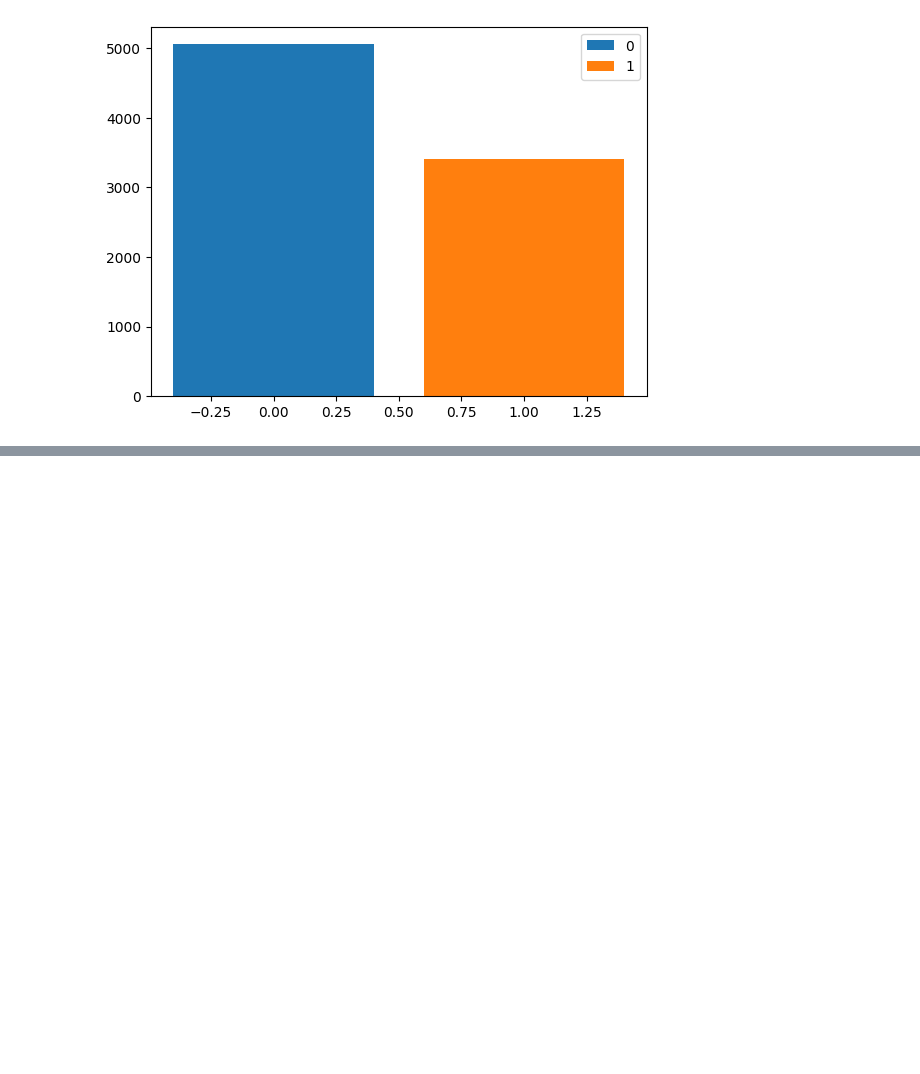
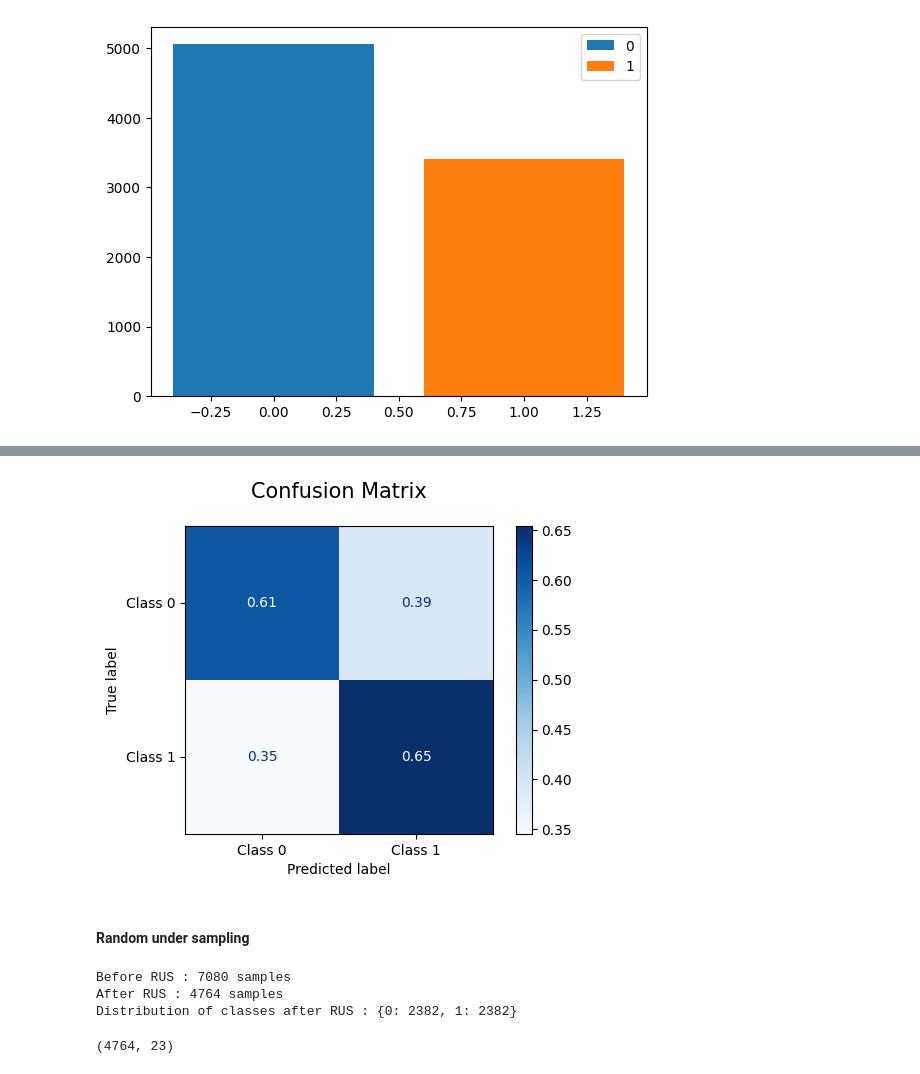
Before and after one commit to kilomo12/Data_Mining_project2, a Jupyter notebook: Logistic regression.ipynb, the cells around one changed output, grey strips where cells are left out. Saved outputs shown, nothing was run; the diff lists cells and outputs as text; code cells hidden in the pictures; blank space fills up the shorter version.

```diff
--- a/Logistic regression.ipynb
+++ b/Logistic regression.ipynb
@@ -55,7 +55,7 @@ from collections import Counter
 from collections import defaultdict
 # %%
 df_original = pd.read_csv("dm2_25_26_dataset_tabular/DM2_project/cmi_internet.csv")
-df = pd.read_csv("cmi_internet_copie_2.csv")
+df = pd.read_csv("cmi_internet_WT_outlier_New_features.csv")
 X = df.values
 y = np.array(df_original.loc[df.index, 'sii'])
 
@@ -844,0 +364,45 @@ plt.show()
+# %%
+# 1. Crea la figura
+fig, ax = plt.subplots(figsize=(6, 4))
+
+# 2. Usa 'normalize=true' per vedere le percentuali per riga
+# Usiamo 'Blues' o 'Viridis' per una migliore leggibilità
+disp = ConfusionMatrixDisplay.from_predictions(
+    y_test,
+    y_pred,
+    display_labels=["Class 0", "Class 1"], # Opzionale: nomi reali
+    cmap=plt.cm.Blues,
+    normalize='true',
+    ax=ax,
+    values_format='.2f' # Mostra solo 2 decimali
+)
+
+# 3. Personalizzazione estetica
+ax.set_title("Confusion Matrix", fontsize=15, pad=20)
+plt.grid(False) # Rimuove linee fastidiose se presenti
+plt.show()
+# %% [output]
+[figure, added]
+# %% [markdown]
+#### Random under sampling
+# %%
+# RandomUnderSampler sur le train set uniquement
+ros = RandomUnderSampler(random_state=42)
+X_train_resampled, y_train_resampled = ros.fit_resample(X_train, y_train)
+
+print(f"Before RUS : {X_train_scaled.shape[0]} samples")
+print(f"After RUS : {X_train_resampled.shape[0]} samples")
+print(f"Distribution of classes after RUS : {dict(zip(*np.unique(y_train_resampled, return_counts=True)))}")
+# %% [output]
+Before RUS : 7080 samples
+After RUS : 4764 samples
+Distribution of classes after RUS : {0: 2382, 1: 2382}
+# %%
+# SelectFromModel with XGBoost
+
+sel = SelectFromModel(xgb.XGBClassifier(random_state=42))
+X_train_sel = sel.fit_transform(X_train_resampled, y_train_resampled)
+X_test_sel = sel.transform(X_test)
+X_train_sel.shape
+# %% [output]
+(4764, 23)
```
Also changed, not shown: parts of 49 cells of this notebook, 1 other file.
